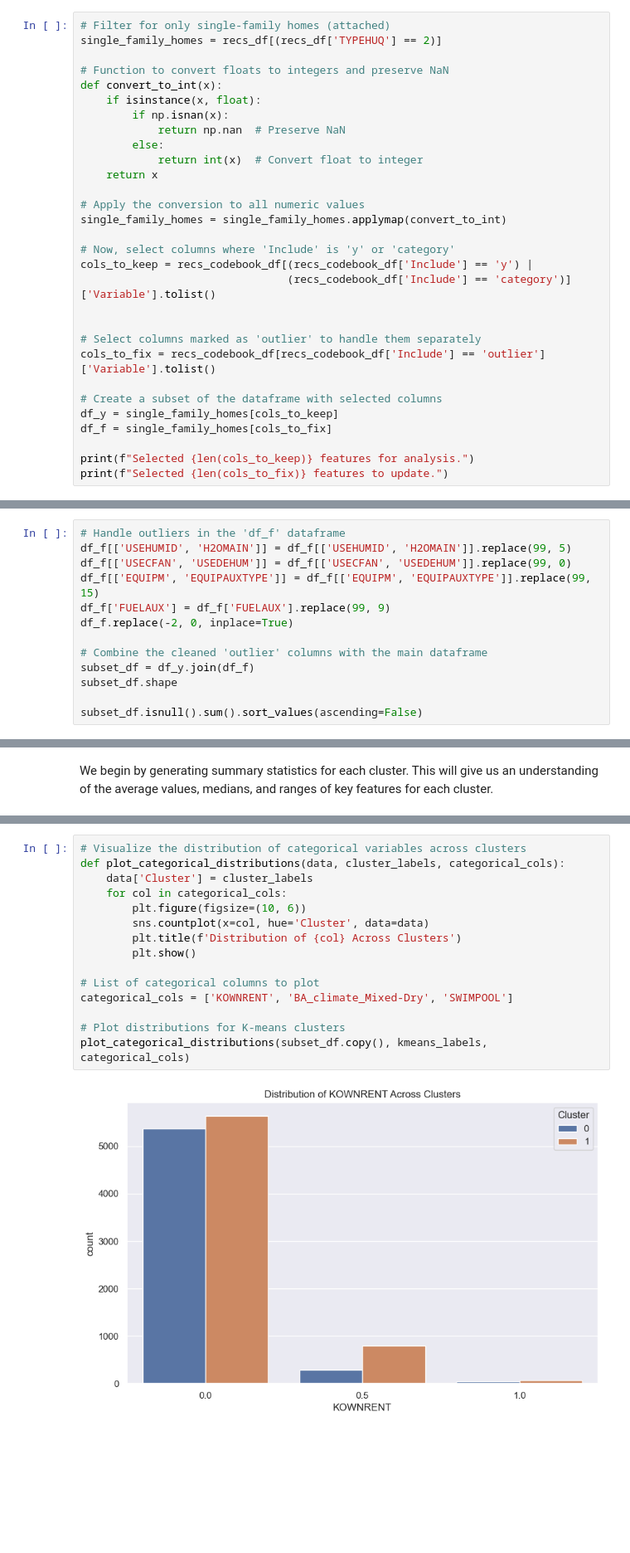
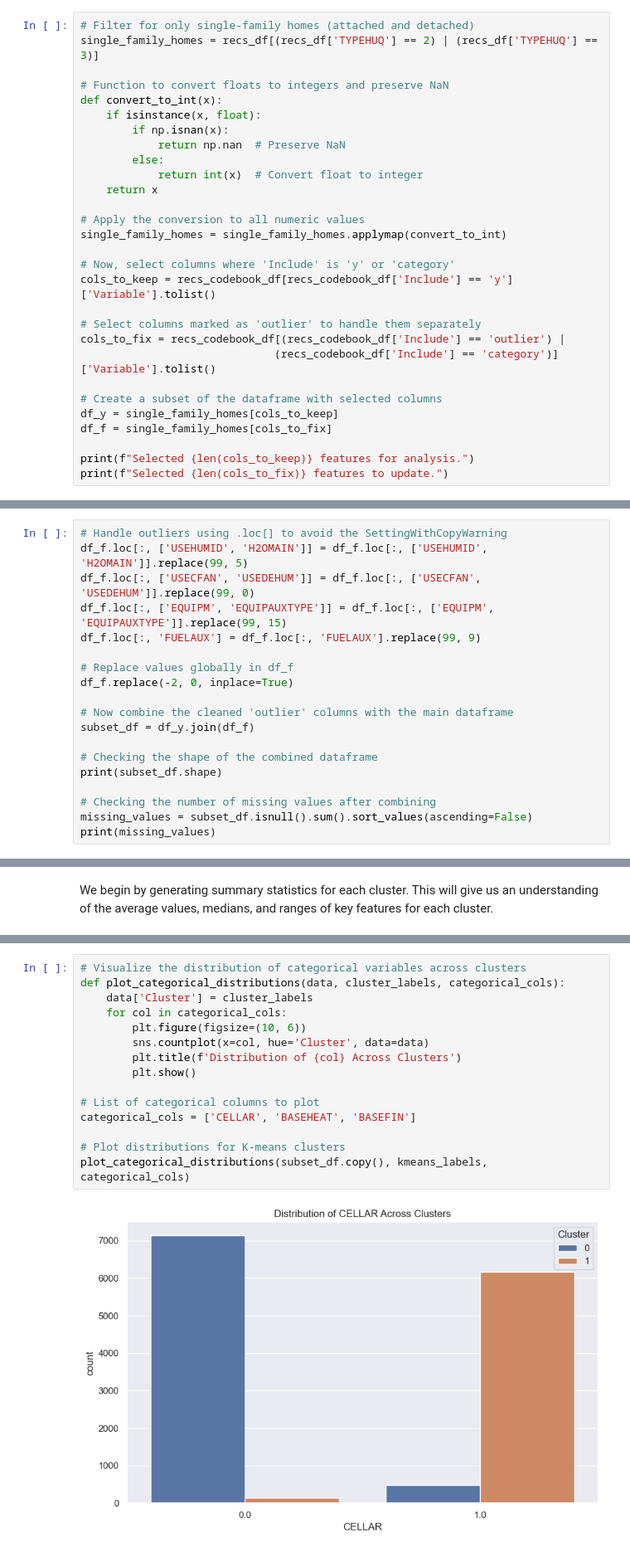
Before and after one commit to numansuri/Milestone_II, a Jupyter notebook: Numan_Exploration/recs_unsupervised_learning.ipynb, the cells around one changed output, grey strips where cells are left out. Shown at 83% size. Drawn from its saved outputs; the diff is of its cells as text; blank space fills up the shorter version.

```diff
--- a/Numan_Exploration/recs_unsupervised_learning.ipynb
+++ b/Numan_Exploration/recs_unsupervised_learning.ipynb
@@ -30,8 +30,8 @@ recs_codebook_df.head()
 | 3 | These are redundant, let's pick one | n | STATE_FIPS | Char | State Federal Information Process... | state_dictionary!A1 | GEOGRAPHY |
 | 4 | NaN | y | state_postal | Char | State Postal Code | state_dictionary!A1 | GEOGRAPHY |
 # %%
-# Filter for only single-family homes (attached)
-single_family_homes = recs_df[(recs_df['TYPEHUQ'] == 2)]
+# Filter for only single-family homes (attached and detached)
+single_family_homes = recs_df[(recs_df['TYPEHUQ'] == 2) | (recs_df['TYPEHUQ'] == 3)]
 
 # Function to convert floats to integers and preserve NaN
 def convert_to_int(x):
@@ -46,12 +46,11 @@ def convert_to_int(x):
 single_family_homes = single_family_homes.applymap(convert_to_int)
 
 # Now, select columns where 'Include' is 'y' or 'category'
-cols_to_keep = recs_codebook_df[(recs_codebook_df['Include'] == 'y') |
-                                (recs_codebook_df['Include'] == 'category')]['Variable'].tolist()
-
+cols_to_keep = recs_codebook_df[recs_codebook_df['Include'] == 'y']['Variable'].tolist()
 
 # Select columns marked as 'outlier' to handle them separately
-cols_to_fix = recs_codebook_df[recs_codebook_df['Include'] == 'outlier']['Variable'].tolist()
+cols_to_fix = recs_codebook_df[(recs_codebook_df['Include'] == 'outlier') |
+                              (recs_codebook_df['Include'] == 'category')]['Variable'].tolist()
 
 # Create a subset of the dataframe with selected columns
 df_y = single_family_homes[cols_to_keep]
@@ -90,14 +64,20 @@ Selected 68 features to update.
 # %%
-# Handle outliers in the 'df_f' dataframe
-df_f[['USEHUMID', 'H2OMAIN']] = df_f[['USEHUMID', 'H2OMAIN']].replace(99, 5)
-df_f[['USECFAN', 'USEDEHUM']] = df_f[['USECFAN', 'USEDEHUM']].replace(99, 0)
-df_f[['EQUIPM', 'EQUIPAUXTYPE']] = df_f[['EQUIPM', 'EQUIPAUXTYPE']].replace(99, 15)
-df_f['FUELAUX'] = df_f['FUELAUX'].replace(99, 9)
+# Handle outliers using .loc[] to avoid the SettingWithCopyWarning
+df_f.loc[:, ['USEHUMID', 'H2OMAIN']] = df_f.loc[:, ['USEHUMID', 'H2OMAIN']].replace(99, 5)
+df_f.loc[:, ['USECFAN', 'USEDEHUM']] = df_f.loc[:, ['USECFAN', 'USEDEHUM']].replace(99, 0)
+df_f.loc[:, ['EQUIPM', 'EQUIPAUXTYPE']] = df_f.loc[:, ['EQUIPM', 'EQUIPAUXTYPE']].replace(99, 15)
+df_f.loc[:, 'FUELAUX'] = df_f.loc[:, 'FUELAUX'].replace(99, 9)
+
+# Replace values globally in df_f
 df_f.replace(-2, 0, inplace=True)
 
-# Combine the cleaned 'outlier' columns with the main dataframe
+# Now combine the cleaned 'outlier' columns with the main dataframe
 subset_df = df_y.join(df_f)
-subset_df.shape
 
-subset_df.isnull().sum().sort_values(ascending=False)
+# Checking the shape of the combined dataframe
+print(subset_df.shape)
+
+# Checking the number of missing values after combining
+missing_values = subset_df.isnull().sum().sort_values(ascending=False)
+print(missing_values)
 # %% [output]
@@ -493,17 +467,17 @@ contingency_tables_kmeans
 # %%
 # Visualize the distribution of categorical variables across clusters
 def plot_categorical_distributions(data, cluster_labels, categorical_cols):
     data['Cluster'] = cluster_labels
     for col in categorical_cols:
         plt.figure(figsize=(10, 6))
         sns.countplot(x=col, hue='Cluster', data=data)
         plt.title(f'Distribution of {col} Across Clusters')
         plt.show()
 
 # List of categorical columns to plot
-categorical_cols = ['KOWNRENT', 'BA_climate_Mixed-Dry', 'SWIMPOOL']
+categorical_cols = ['CELLAR', 'BASEHEAT', 'BASEFIN']
 
 # Plot distributions for K-means clusters
 plot_categorical_distributions(subset_df.copy(), kmeans_labels, categorical_cols)
 # %% [output]
-[figure, old version]
+[figure, new version]
```
Also changed, not shown: parts of 18 cells of this notebook, 1 other file.
